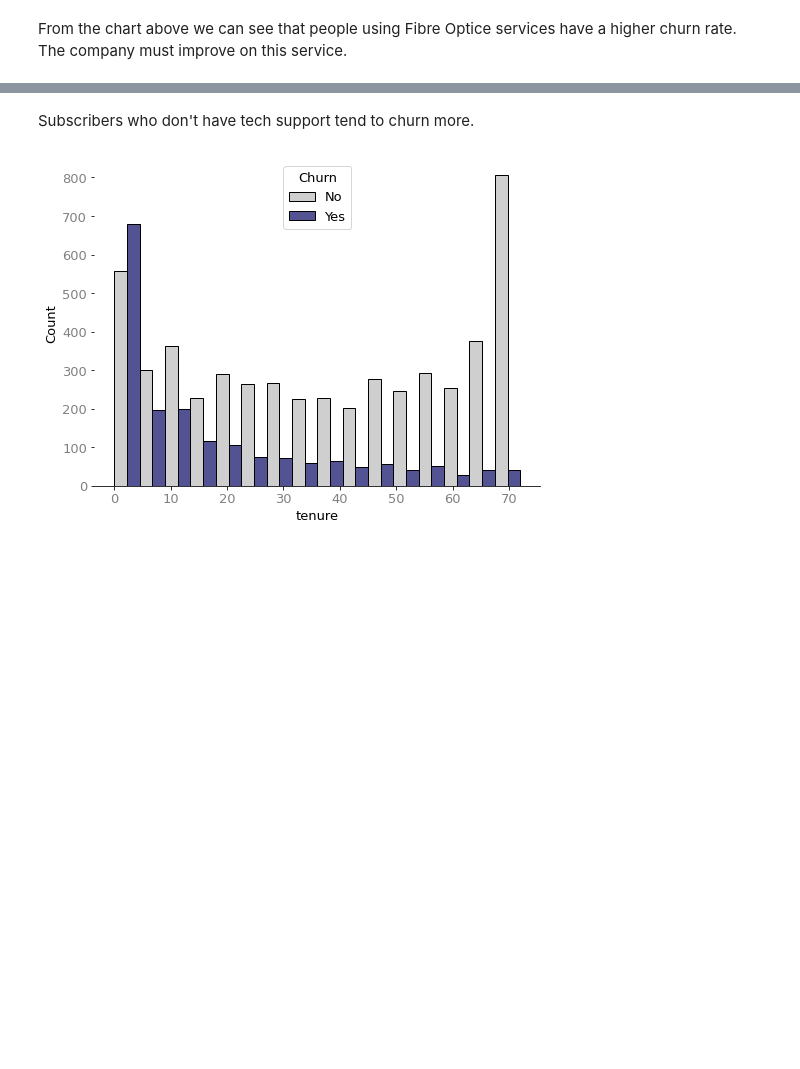
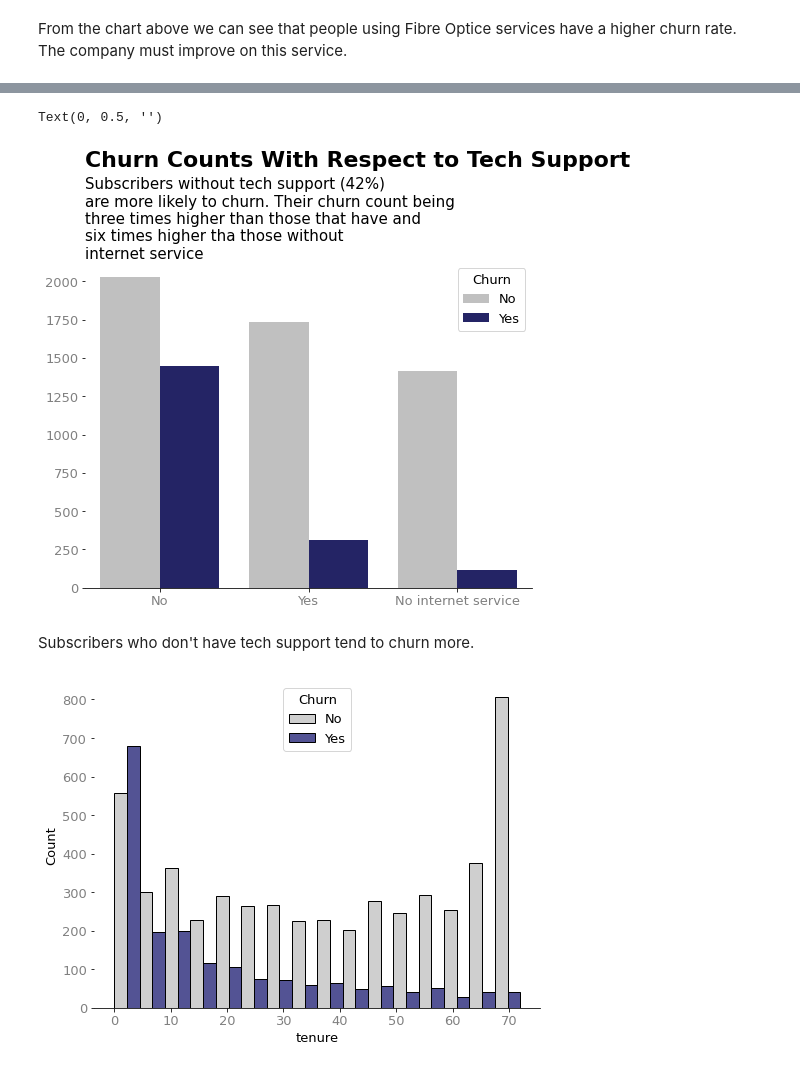
Before and after one commit to felixodette/Churn-Prediction-Telco, a Jupyter notebook: notebook.ipynb, the cells around one changed output, grey strips where cells are left out. Cells and saved outputs as stored; diff of their text form; code cells hidden in the pictures; blank space fills up the shorter version.

```diff
--- a/notebook.ipynb
+++ b/notebook.ipynb
@@ -145,3 +162,13 @@ build_chart(g)
+# %%
+g=sns.countplot(x='TechSupport', hue='Churn', data=telco_raw, palette=['silver', 'midnightblue'])
+build_chart(g)
+plt.title('Churn Counts With Respect to Tech Support', loc='left', weight='bold', size=22, pad=95)
+plt.text(-0.5, 2150, "Subscribers without tech support (42%)\nare more likely to churn. Their churn count being\nthree times higher than those that have and\nsix times higher tha those without\ninternet service", size=15)
+plt.xlabel('')
+plt.ylabel('')
+# %% [output]
+Text(0, 0.5, '')
+[figure, added]
 # %% [markdown]
 Subscribers who don't have tech support tend to churn more.
 # %%
```
Also changed, not shown: parts of 21 cells of this notebook.
